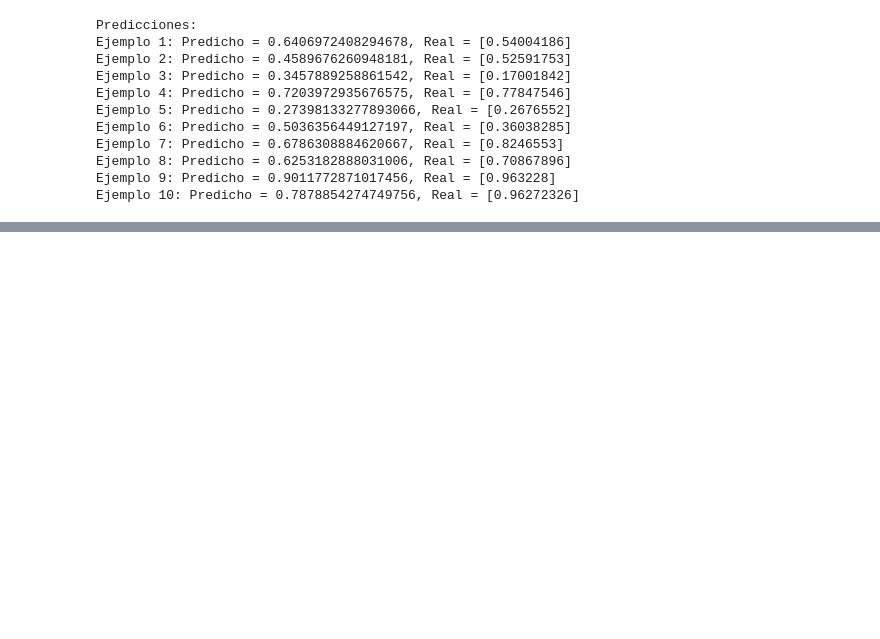
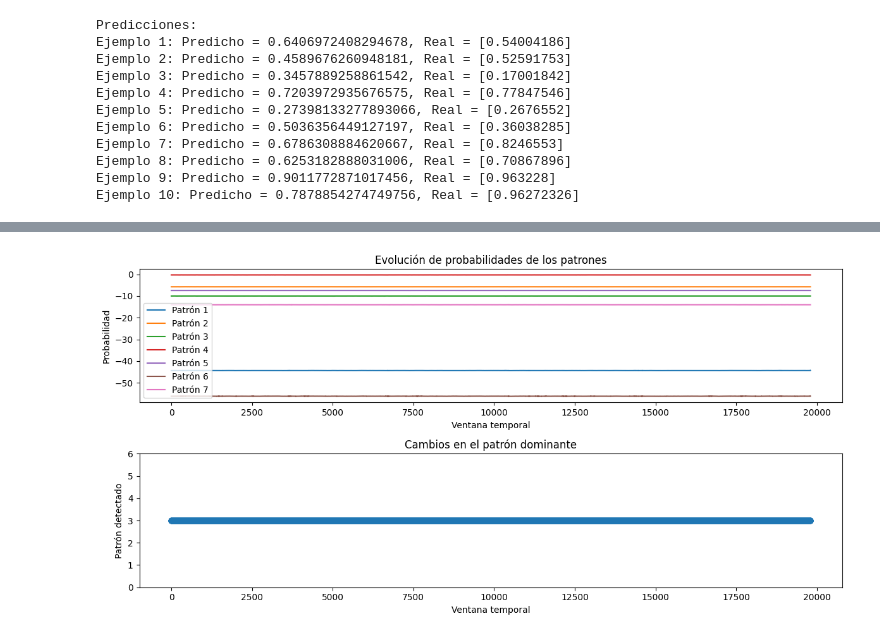
Before and after one commit to Sebastiano0248/AnomalousLib, a Jupyter notebook: notebooks/experiments/trainingTrajectoryTypeClassifier.ipynb, the cells around one changed output, grey strips where cells are left out. Drawn from its saved outputs; the diff is of its cells as text; code cells hidden in the pictures; blank space fills up the shorter version.

Commit message:
Primera execució satisfactòria

```diff
--- a/notebooks/experiments/trainingTrajectoryTypeClassifier.ipynb
+++ b/notebooks/experiments/trainingTrajectoryTypeClassifier.ipynb
@@ -251,0 +329,20 @@ NameError: name 'le' is not defined
+# %%
+import random
+
+# Seleccionar el primer ejemplo de X_test y añadir una dimensión batch
+random_value = random.randint(1, 500)
+# print("Valor random entre 1 y 500:", random_value)
+first_example = X_test[random_value].unsqueeze(0)  # shape: (1, 2, 200)
+
+# Pasar por el modelo
+prova_carrega_model.eval()
+with torch.no_grad():
+    output = prova_carrega_model(first_example)
+    predicted_class = torch.argmax(output, dim=1).item()
+
+# Mostrar el resultado
+print("Predicción (índice de clase):", predicted_class)
+print("Clase predicha:", le.inverse_transform([predicted_class])[0])
+# Mostrar la clase real
+true_class = torch.argmax(y_test[random_value]).item()
+print("Clase real:", le.inverse_transform([true_class])[0])
@@ -251,0 +353,68 @@ NameError: name 'le' is not defined
+# %%
+from collections import Counter
+import numpy as np
+import matplotlib.pyplot as plt
+
+traj = DatasetGenerator(num_particules=1).generate_FractionalBrownianMotion(num_passos=20000, random_params=True)
+X_tensor, y_tensor = generate_classification_tensors(traj, 'trajectory_type', LabelEncoder())
+print(X_tensor.shape, y_tensor.shape)
+with torch.no_grad():
+    out = model(X_tensor)
+    print(out)
+    predicted_class = torch.argmax(out, dim=1).item()
+    print(le.inverse_transform([predicted_class])[0])
+
+# Usamos unfold en la dimensión 2 (la de longitud n)
+X_unfolded = X_tensor.unfold(dimension=2, size=200, step=1)  # [1, 2, 91, 200]
+
+# Reordenamos para que cada ventana sea un tensor independiente
+X_windows = X_unfolded.permute(2, 0, 1, 3)  # [91, 1, 2, 10]
+
+# Convertimos a una lista de tensores de shape [1, 2, 10]
+X_list = [x for x in X_windows]  # lista de 91 tensores
+
+X_adjusted = []
+
+for window in X_list:
+    # Extraemos el punto de inicio [1, 2, 1] → expandimos para broadcasting
+    start = window[:, :, 0].unsqueeze(-1)
+    # Restamos el punto inicial a toda la ventana
+    adjusted = window - start
+    X_adjusted.append(adjusted)
+
+prova_carrega_model.eval()
+outputs = []
+values = []
+with torch.no_grad():
+    for x in X_adjusted:
+        out = prova_carrega_model(x)
+        predicted_class = torch.argmax(out, dim=1).item()
+        array = out.numpy()[0]
+        outputs.append(np.array(array))
+        values.append(le.inverse_transform([predicted_class])[0])
+
+outputs = np.array(outputs)
+if outputs.size > 0:
+    plt.figure(figsize=(12, 6))
+
+    # Gráfico de probabilidades
+    plt.subplot(2, 1, 1)
+    for i in range(7):
+        plt.plot(outputs[:, i], label=f'Patrón {i+1}')
+    plt.title('Evolución de probabilidades de los patrones')
+    plt.xlabel('Ventana temporal')
+    plt.ylabel('Probabilidad')
+    plt.legend()
+
+    # Gráfico de patrón dominante
+    plt.subplot(2, 1, 2)
+    patron_dominante = np.argmax(outputs, axis=1)
+    plt.plot(patron_dominante, 'o-')
+    plt.title('Cambios en el patrón dominante')
+    plt.xlabel('Ventana temporal')
+    plt.ylabel('Patrón detectado')
+    plt.yticks(range(7))
+
+    plt.tight_layout()
+    plt.show()
+# %% [output]
@@ -251,0 +424 @@ NameError: name 'le' is not defined
+[figure, added]
```
Also changed, not shown: parts of 19 cells of this notebook, 2 other files.
